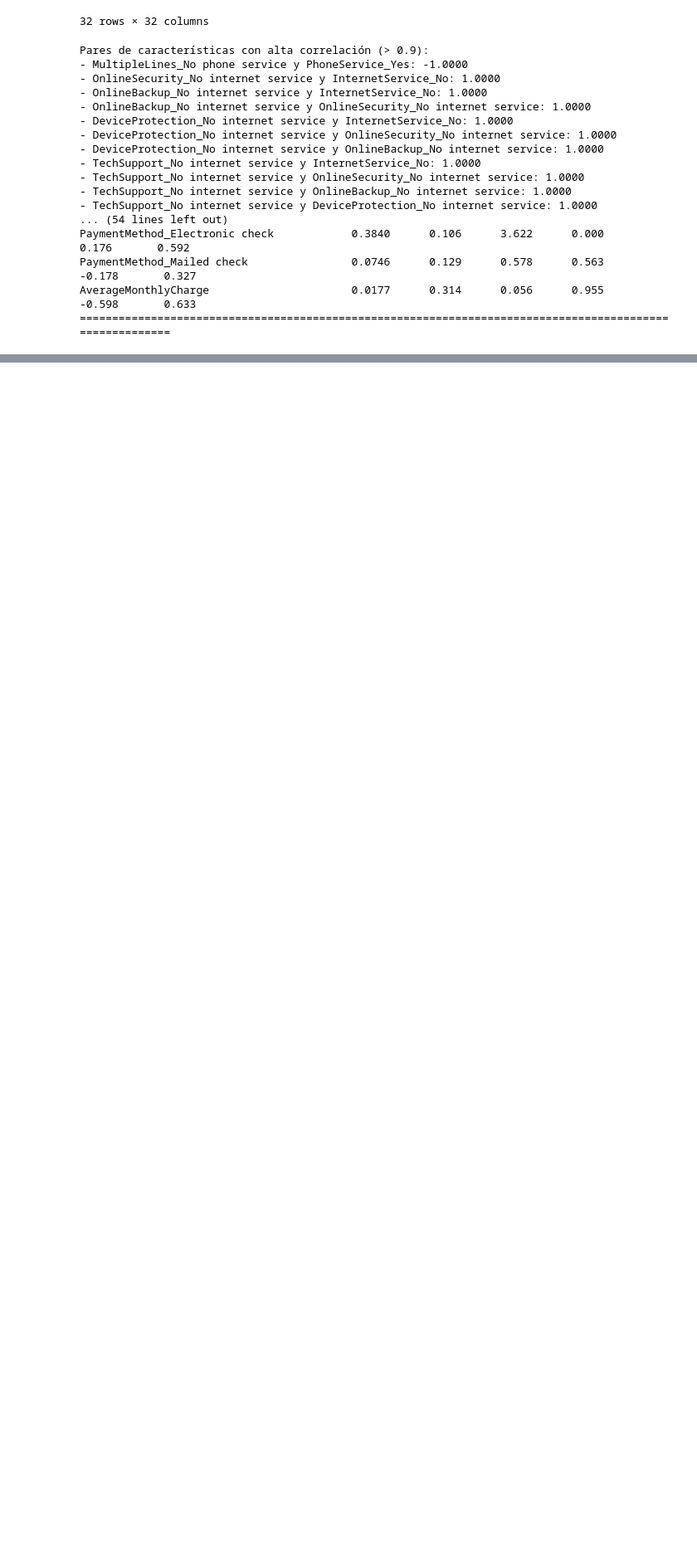
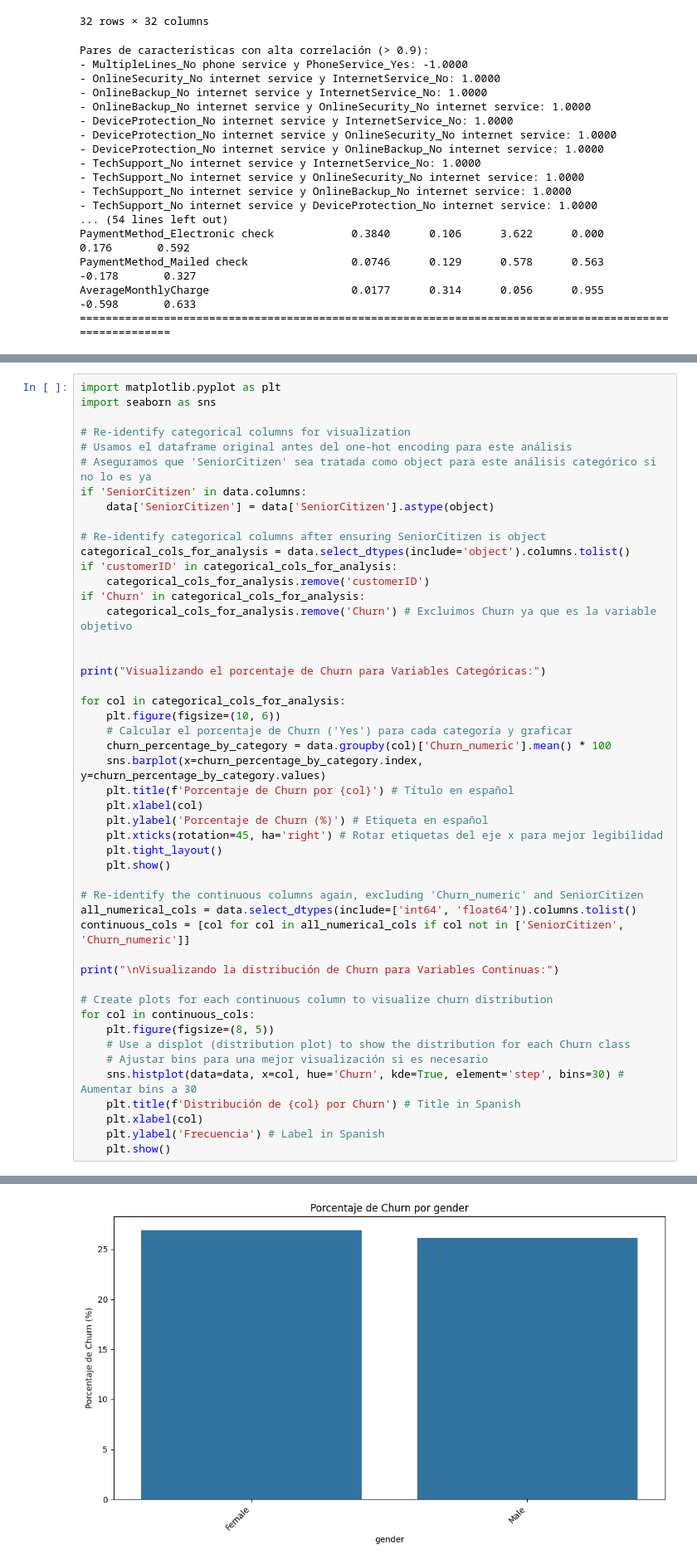
Before and after one commit to RobertoSam/Final_MetodosComputacionales, a Jupyter notebook: Caso1_Churn.ipynb, the cells around one changed output, grey strips where cells are left out. Shown at 83% size. Saved outputs shown, nothing was run; the diff lists cells and outputs as text; blank space fills up the shorter version.

```diff
--- a/Caso1_Churn.ipynb
+++ b/Caso1_Churn.ipynb
@@ -877,0 +1173,49 @@ AverageMonthlyCharge                      0.0177      0.314      0.056      0.95
+# %%
+import matplotlib.pyplot as plt
+import seaborn as sns
+
+# Re-identify categorical columns for visualization
+# Usamos el dataframe original antes del one-hot encoding para este análisis
+# Aseguramos que 'SeniorCitizen' sea tratada como object para este análisis categórico si no lo es ya
+if 'SeniorCitizen' in data.columns:
+    data['SeniorCitizen'] = data['SeniorCitizen'].astype(object)
+
+# Re-identify categorical columns after ensuring SeniorCitizen is object
+categorical_cols_for_analysis = data.select_dtypes(include='object').columns.tolist()
+if 'customerID' in categorical_cols_for_analysis:
+    categorical_cols_for_analysis.remove('customerID')
+if 'Churn' in categorical_cols_for_analysis:
+    categorical_cols_for_analysis.remove('Churn') # Excluimos Churn ya que es la variable objetivo
+
+
+print("Visualizando el porcentaje de Churn para Variables Categóricas:")
+
+for col in categorical_cols_for_analysis:
+    plt.figure(figsize=(10, 6))
+    # Calcular el porcentaje de Churn ('Yes') para cada categoría y graficar
+    churn_percentage_by_category = data.groupby(col)['Churn_numeric'].mean() * 100
+    sns.barplot(x=churn_percentage_by_category.index, y=churn_percentage_by_category.values)
+    plt.title(f'Porcentaje de Churn por {col}') # Título en español
+    plt.xlabel(col)
+    plt.ylabel('Porcentaje de Churn (%)') # Etiqueta en español
+    plt.xticks(rotation=45, ha='right') # Rotar etiquetas del eje x para mejor legibilidad
+    plt.tight_layout()
+    plt.show()
+
+# Re-identify the continuous columns again, excluding 'Churn_numeric' and SeniorCitizen
+all_numerical_cols = data.select_dtypes(include=['int64', 'float64']).columns.tolist()
+continuous_cols = [col for col in all_numerical_cols if col not in ['SeniorCitizen', 'Churn_numeric']]
+
+print("\nVisualizando la distribución de Churn para Variables Continuas:")
+
+# Create plots for each continuous column to visualize churn distribution
+for col in continuous_cols:
+    plt.figure(figsize=(8, 5))
+    # Use a displot (distribution plot) to show the distribution for each Churn class
+    # Ajustar bins para una mejor visualización si es necesario
+    sns.histplot(data=data, x=col, hue='Churn', kde=True, element='step', bins=30) # Aumentar bins a 30
+    plt.title(f'Distribución de {col} por Churn') # Title in Spanish
+    plt.xlabel(col)
+    plt.ylabel('Frecuencia') # Label in Spanish
+    plt.show()
+# %% [output]
@@ -877,0 +1223 @@ AverageMonthlyCharge                      0.0177      0.314      0.056      0.95
+[figure, added]
```
Also changed, not shown: parts of 26 cells of this notebook.
